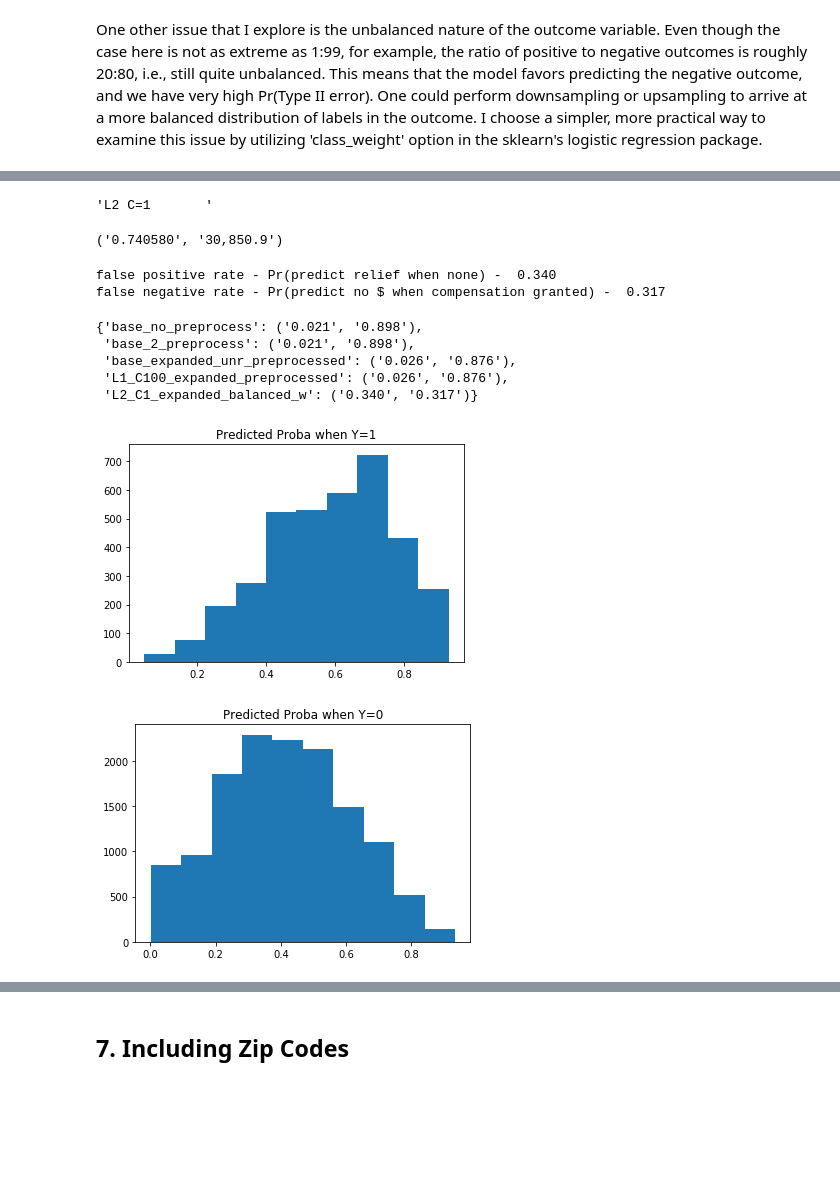
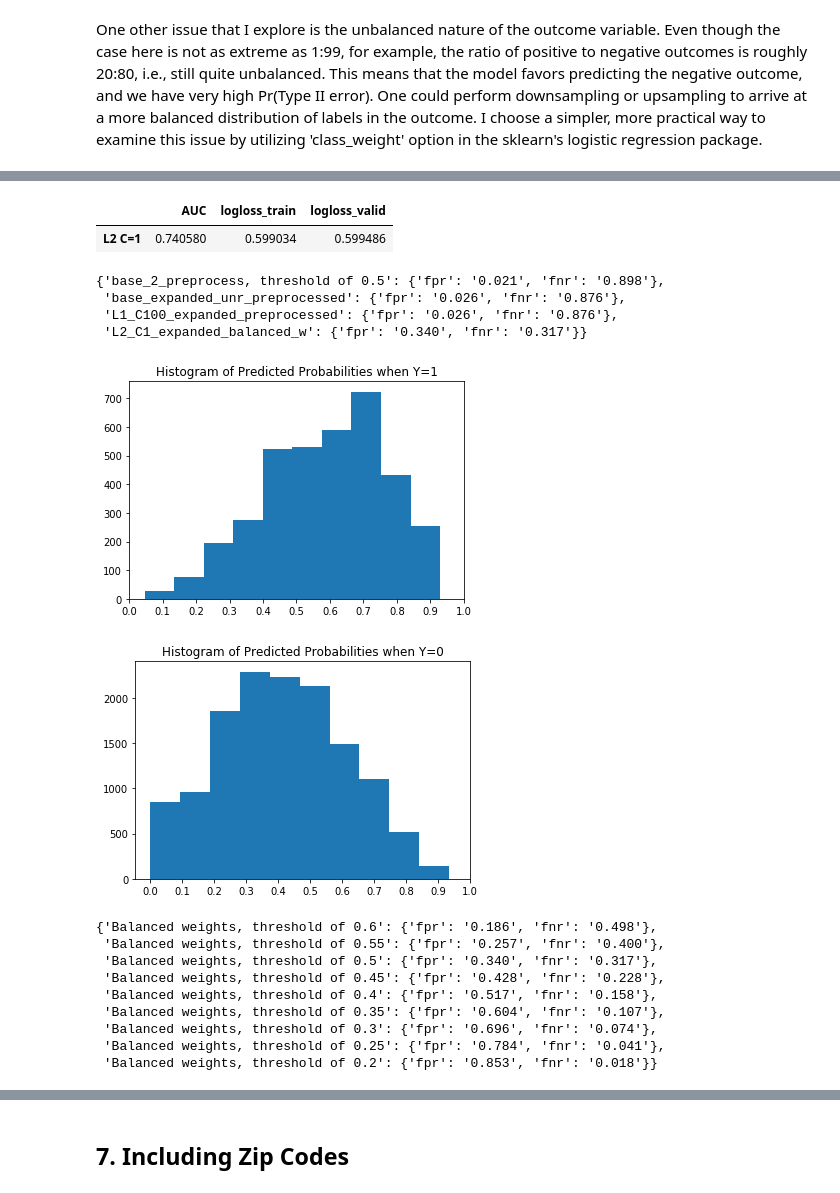
Before and after one commit to zhannazh/Predicting_Outcome_of_Consumer_Finance_Complaints, a Jupyter notebook: 2. Predictive Modeling.ipynb, the cells around one changed output, grey strips where cells are left out. Cells and saved outputs as stored; diff of their text form; code cells hidden in the pictures; blank space fills up the shorter version.

Commit message:
fixed balanced weights analysis

```diff
--- a/2. Predictive Modeling.ipynb
+++ b/2. Predictive Modeling.ipynb
@@ -779,44 +770,53 @@ for i in range(6,-7, -1):
 # %%
 # Print the model that gives the highest AUC
-max(auc_logloss_balanced_results,key=auc_logloss_balanced_results.get)
+view_results_balanced = pd.DataFrame(auc_logloss_balanced_results).T
+view_results_balanced[view_results_balanced.AUC == view_results_balanced.AUC.max()]
 # %% [output]
-'L2 C=1       '
+|  | AUC | logloss_train | logloss_valid |
+| L2 C=1 | 0.740580 | 0.599034 | 0.599486 |
-# %%
-# Print AUC and log-loss of the best performer
-auc_logloss_balanced_results['L2 C=1       ']
-# %% [output]
-('0.740580', '30,850.9')
 # %%
-# Calculate % of false positives and false negatives for L2 with C=1 on the expanded dataset with balanced weights
+# Calculate % of false positives and false negatives for L2 with C=1 on the
+# expanded dataset with balanced weights
 logreg_L2_C1 = LogisticRegression(penalty='l2', C=1, fit_intercept = False, \
                                   class_weight='balanced', solver='liblinear')
 logreg_L2_C1.fit(train_expanded_preprocessed.drop(['Y', 'Median_household_income'], axis=1), \
                train_expanded_preprocessed['Y'])
 
-#residuals on validation set
-res_logreg_L2_C1_v = logreg_L2_C1.predict_proba(valid_expanded_preprocessed.drop(['Y', 'Median_household_income'], axis=1))
-valid_resid_L2_C1 =np.hsplit(res_logreg_L2_C1_v, 2)[1]
-
-fpr_and_fnr_results['L2_C1_expanded_balanced_w'] =\
-    fpr_and_fnr(valid_expanded_preprocessed.Y, valid_resid_L2_C1, 0.5)
+fpr_and_fnr_results = \
+    f.store_fpr_and_fnr_results(logreg_L2_C1, \
+    'L2_C1_expanded_balanced_w', True, \
+    valid_expanded_preprocessed, ['Y', 'Median_household_income'], 0.5, fpr_and_fnr_results)
 fpr_and_fnr_results
 # %% [output]
-false positive rate - Pr(predict relief when none) -  0.340
-false negative rate - Pr(predict no $ when compensation granted) -  0.317
+{'base_2_preprocess, threshold of 0.5': {'fpr': '0.021', 'fnr': '0.898'},
+ 'base_expanded_unr_preprocessed': {'fpr': '0.026', 'fnr': '0.876'},
+ 'L1_C100_expanded_preprocessed': {'fpr': '0.026', 'fnr': '0.876'},
+ 'L2_C1_expanded_balanced_w': {'fpr': '0.340', 'fnr': '0.317'}}
-{'base_no_preprocess': ('0.021', '0.898'),
- 'base_2_preprocess': ('0.021', '0.898'),
- 'base_expanded_unr_preprocessed': ('0.026', '0.876'),
- 'L1_C100_expanded_preprocessed': ('0.026', '0.876'),
- 'L2_C1_expanded_balanced_w': ('0.340', '0.317')}
-# %%
-# Plot histograms of predicted probabilities for Y=1 and Y=0
-#errors_balanced = pd.concat([valid_expanded_preprocessed.Y, pd.Series(a)], axis=1)
-Y = pd.DataFrame(valid_expanded_preprocessed.Y).reset_index()
-Y_hat = pd.DataFrame(res_logreg_L2_C1_v, columns=logreg_L2_C1.classes_)
-errors_balanced = pd.concat([Y, Y_hat], axis=1)
-errors_balanced = errors_balanced.drop(['index', 0], axis=1)
-errors_balanced = errors_balanced.rename(columns = {1:'predicted_proba'})
-predicted_proba_histograms(errors_balanced)
-# %% [output]
-[figure, removed]
-[figure, removed]
+# %%
+# Plot Histograms of Predicted Probabilities when Y=1 and Y=1 using validation set
+Y_and_Y_hat_balanced = f.actual_and_predicted_values(logreg_L2_C1, \
+                        valid_expanded_preprocessed, True, \
+                        ['Y', 'Median_household_income'])
+f.predicted_proba_histograms_by_Y(Y_and_Y_hat_balanced)
+# %% [output]
+[figure, added]
+[figure, added]
+# %%
+# Calculate % of false positives and false negatives on the 'balanced weights best performer'
+fpr_and_fnr_results_balanced = {}
+for i in  [i/100 for i in range(60,15,-5)]:
+    fpr_and_fnr_results_balanced = \
+    f.store_fpr_and_fnr_results(logreg_L2_C1, \
+    'Balanced weights, threshold of {}'.format(i), True, valid_expanded_preprocessed, \
+    ['Y', 'Median_household_income'], i, fpr_and_fnr_results_balanced)
+fpr_and_fnr_results_balanced
+# %% [output]
+{'Balanced weights, threshold of 0.6': {'fpr': '0.186', 'fnr': '0.498'},
+ 'Balanced weights, threshold of 0.55': {'fpr': '0.257', 'fnr': '0.400'},
+ 'Balanced weights, threshold of 0.5': {'fpr': '0.340', 'fnr': '0.317'},
+ 'Balanced weights, threshold of 0.45': {'fpr': '0.428', 'fnr': '0.228'},
+ 'Balanced weights, threshold of 0.4': {'fpr': '0.517', 'fnr': '0.158'},
+ 'Balanced weights, threshold of 0.35': {'fpr': '0.604', 'fnr': '0.107'},
+ 'Balanced weights, threshold of 0.3': {'fpr': '0.696', 'fnr': '0.074'},
+ 'Balanced weights, threshold of 0.25': {'fpr': '0.784', 'fnr': '0.041'},
+ 'Balanced weights, threshold of 0.2': {'fpr': '0.853', 'fnr': '0.018'}}
```
Also changed, not shown: parts of 13 cells of this notebook, 1 other file.
